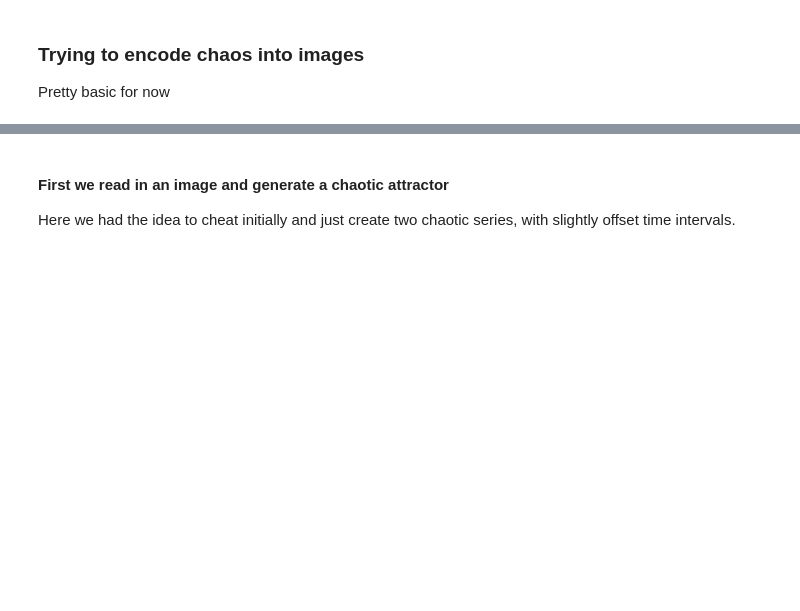
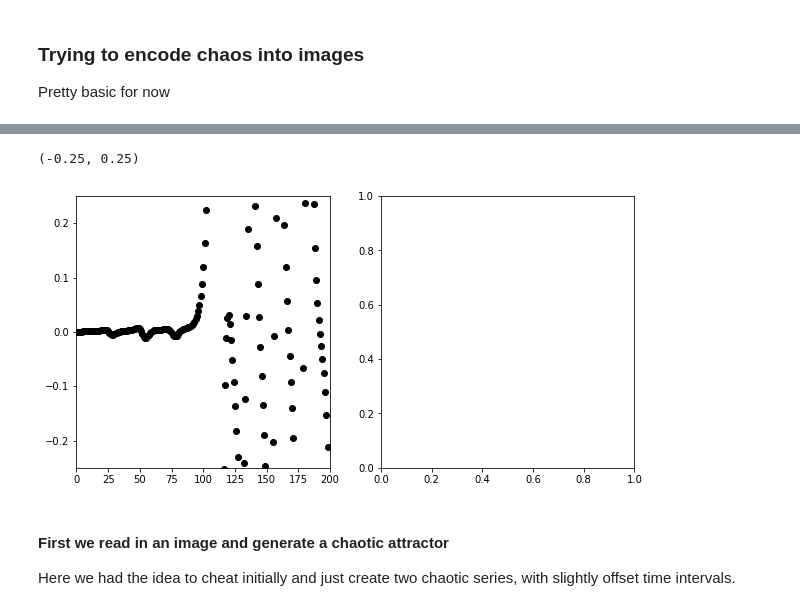
Before and after one commit to djkrofch/chaoticImages, a Jupyter notebook: ChaoticImageEncoding.ipynb, the cells around one changed output, grey strips where cells are left out. Saved outputs shown, nothing was run; the diff lists cells and outputs as text; code cells hidden in the pictures; blank space fills up the shorter version.

```diff
--- a/ChaoticImageEncoding.ipynb
+++ b/ChaoticImageEncoding.ipynb
@@ -77,3 +85,11 @@ sns.despine()
+# %%
+f, (ax1, ax2) = plt.subplots(1,2,figsize = (10,5))
+ax1.plot(L2.X2 - L3.X3, 'ok')
+ax1.set_xlim([0,200])
+ax1.set_ylim([-.25,.25])
+# %% [output]
+(-0.25, 0.25)
+[figure, added]
 # %% [markdown]
 #### First we read in an image and generate a chaotic attractor
 Here we had the idea to cheat initially and just create two chaotic series, with slightly offset time intervals.
```
Also changed, not shown: parts of 14 cells of this notebook.
